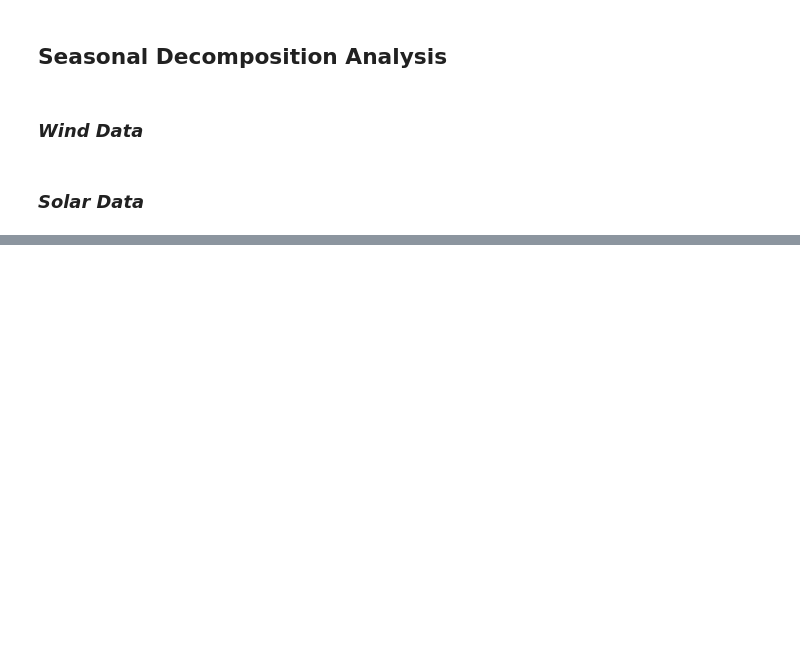
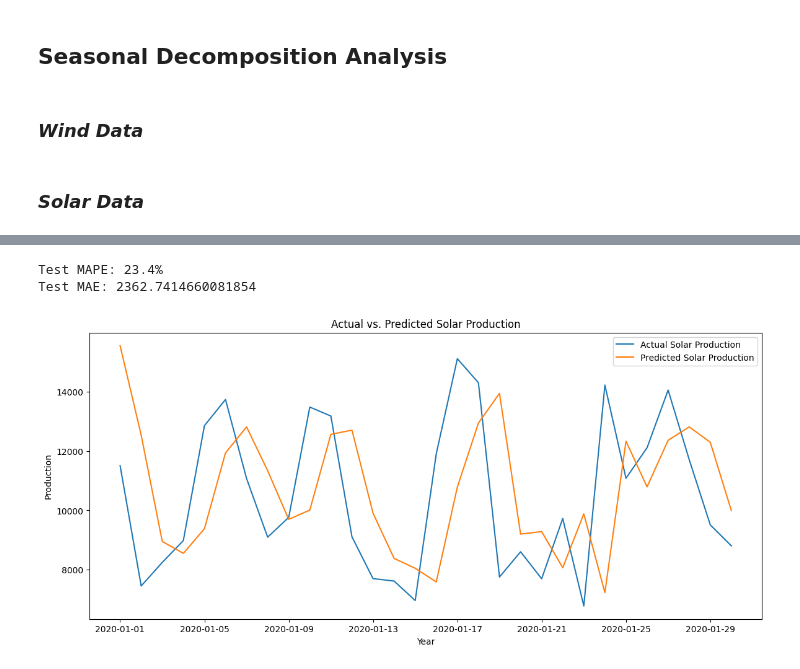
Before and after one commit to abbraar/renewable_energy_forecasting, a Jupyter notebook: Renewable_Energy.ipynb, the cells around one changed output, grey strips where cells are left out. Saved outputs shown, nothing was run; the diff lists cells and outputs as text; code cells hidden in the pictures; blank space fills up the shorter version.

```diff
--- a/Renewable_Energy.ipynb
+++ b/Renewable_Energy.ipynb
@@ -227,0 +418,9 @@ fig.show()
+# %%
+model = Sequential([
+    SimpleRNN(128, activation='relu', input_shape=(seq_length, 1)),
+    Dense(1)
+])
+
+model.compile(optimizer=Adam(learning_rate=0.001), loss='mean_squared_error')
+
+model.summary()
@@ -227,0 +440,3 @@ fig.show()
+# %%
+early_stopping = EarlyStopping(monitor='val_loss', patience=10, restore_best_weights=True)
+history = model.fit(X_train, y_train, epochs=200, batch_size=16, validation_data=(X_test, y_test), callbacks=[early_stopping])
@@ -227,0 +463,2 @@ fig.show()
+# %%
+y_pred = model.predict(X_test)
@@ -227,0 +467,26 @@ fig.show()
+# %%
+y_test_inv = scaler.inverse_transform(y_test)
+y_pred_inv = scaler.inverse_transform(y_pred)
+
+mape = np.mean(np.abs((y_test_inv - y_pred_inv) / y_test_inv)) * 100
+
+mae = mean_absolute_error(y_test_inv, y_pred_inv)
+
+print('Test MAPE: {0:.1%}'.format(mape/100))
+print(f'Test MAE: {mae}')
+# %% [output]
+Test MAPE: 23.4%
+Test MAE: 2362.7414660081854
+# %%
+dates = pd.date_range(start='2020-01-01', periods=len(y_test_inv), freq='D')
+
+plt.figure(figsize=(14, 6))
+plt.plot(dates, y_test_inv, label='Actual Solar Production')
+plt.plot(dates, y_pred_inv, label='Predicted Solar Production')
+plt.title('Actual vs. Predicted Solar Production')
+plt.xlabel('Year')
+plt.ylabel('Production')
+plt.legend()
+plt.show()
+# %% [output]
+[figure, added]
```
Also changed, not shown: parts of 59 cells of this notebook.
